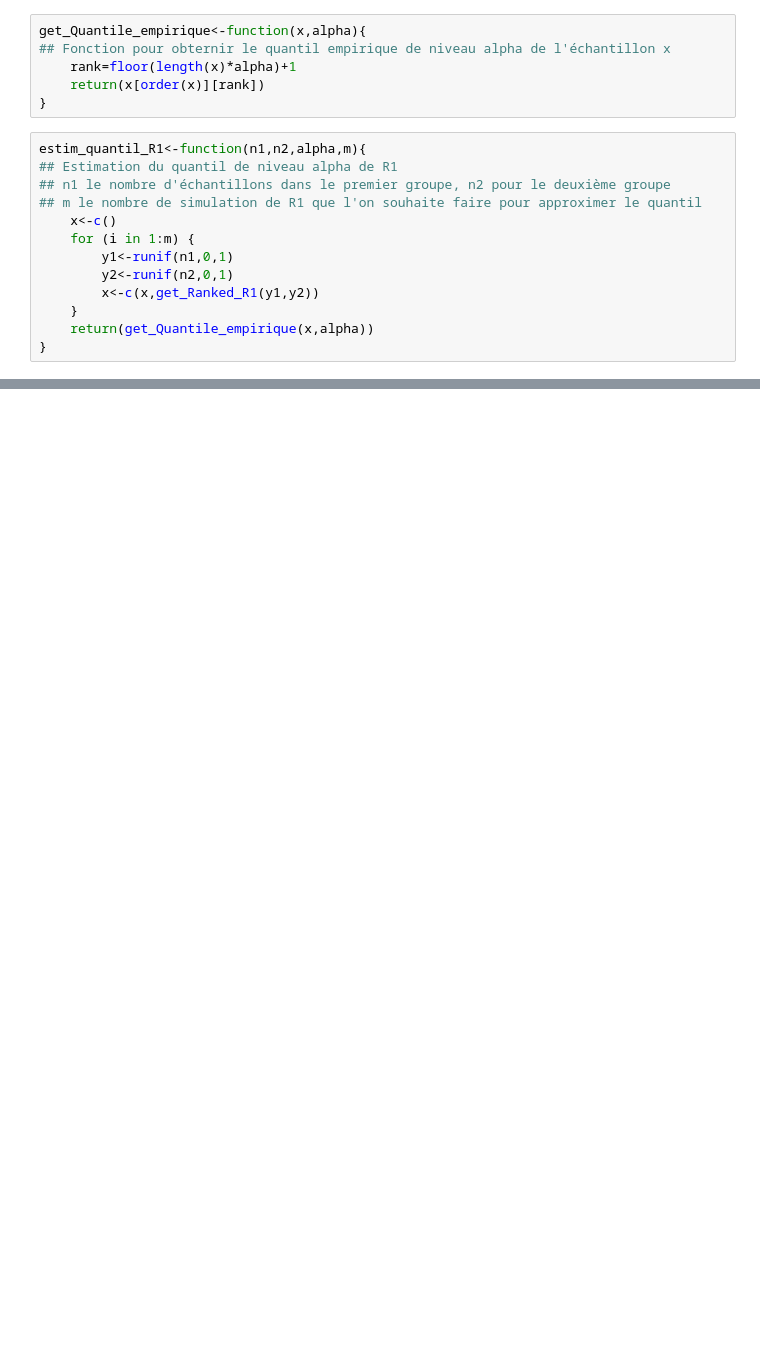
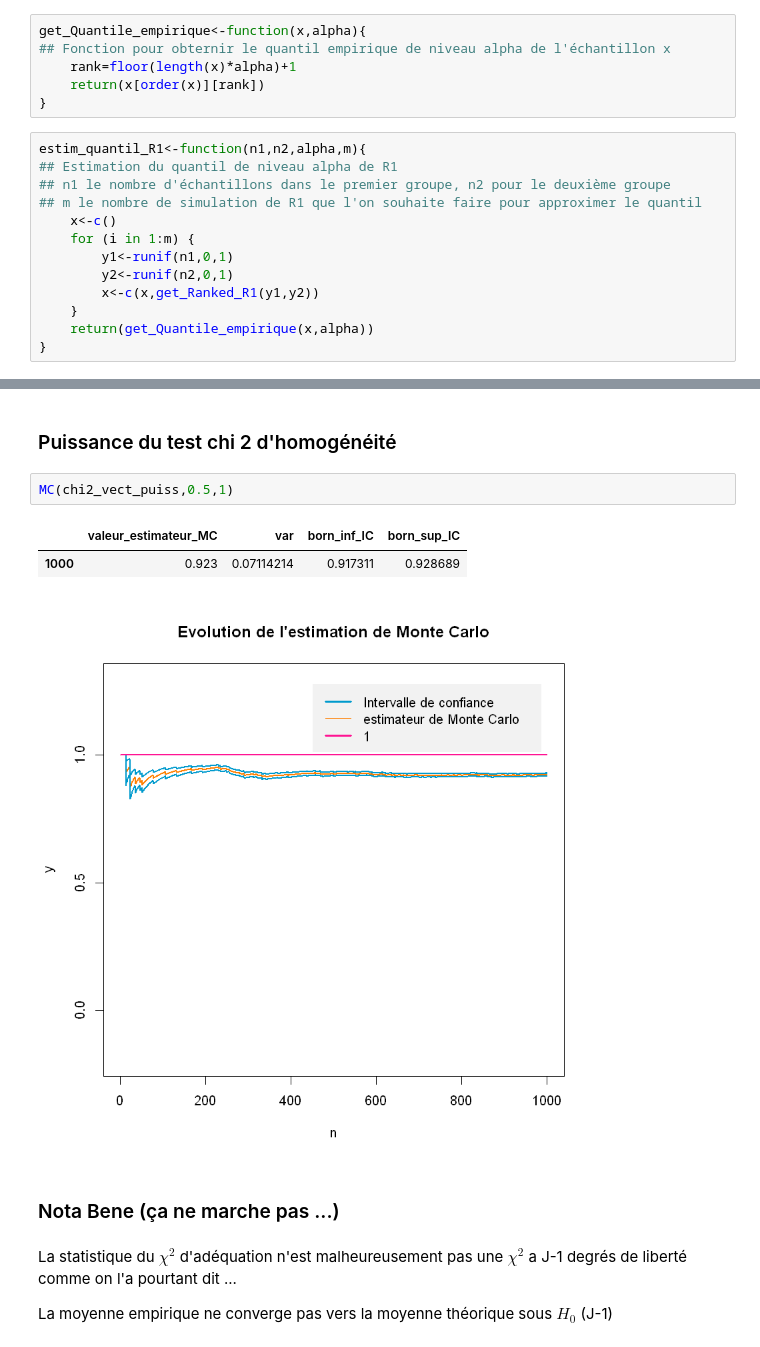
Before and after one commit to DatenBiene/Statistiques1_ProjetEnsae, a Jupyter notebook: Code R.ipynb, the cells around one changed output, grey strips where cells are left out. Drawn from its saved outputs; the diff is of its cells as text; blank space fills up the shorter version.

```diff
--- a/Code R.ipynb
+++ b/Code R.ipynb
@@ -348,0 +204,14 @@ m<-3051
+# %% [markdown]
+### Puissance du test chi 2 d'homogénéité
+# %%
+MC(chi2_vect_puiss,0.5,1)
+# %% [output]
+|  | valeur_estimateur_MC | var | born_inf_IC | born_sup_IC |
+| 1000 | 0.923 | 0.07114214 | 0.917311 | 0.928689 |
+[figure, added]
+# %% [markdown]
+### Nota Bene (ça ne marche pas ...)
+# %% [markdown]
+La statistique du $\chi^2$ d'adéquation n'est malheureusement pas une $\chi^2$ a J-1 degrés de liberté comme on l'a pourtant dit ...
+
+La moyenne empirique ne converge pas vers la moyenne théorique sous $H_0$ (J-1)
```
Also changed, not shown: parts of 61 cells of this notebook, 6 other files.
